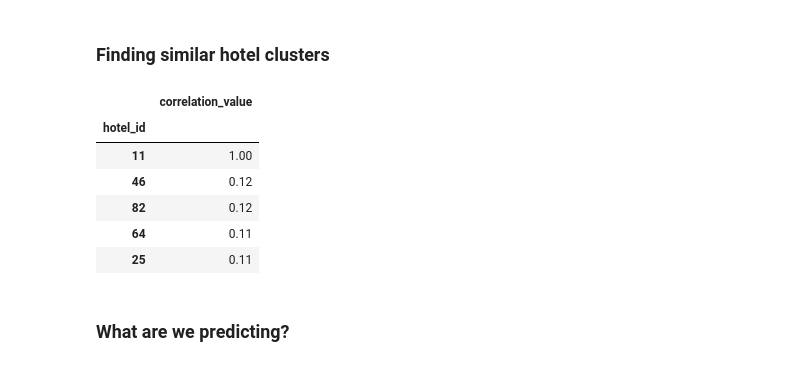
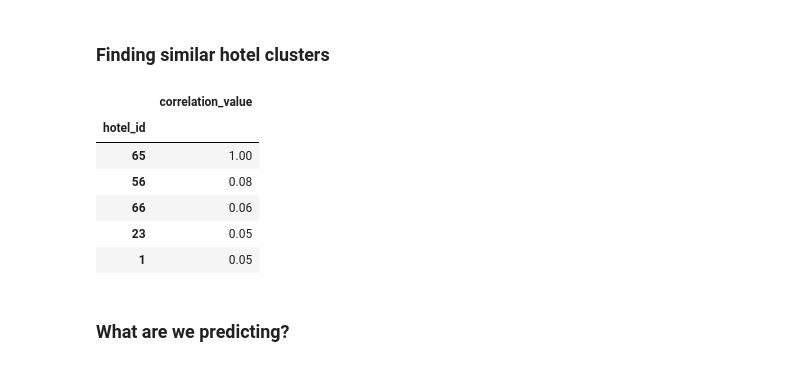
Before and after one commit to ShrutiSavardekar/ExpediaHotelRecommendation, a Jupyter notebook: expedia_hotel_recommendation.ipynb, the cells around one changed output. Drawn from its saved outputs; the diff is of its cells as text; code cells hidden in the pictures.

```diff
--- a/expedia_hotel_recommendation.ipynb
+++ b/expedia_hotel_recommendation.ipynb
@@ -340,15 +329,15 @@ def find_similar_hotel_clusters(hotel_cluster):
     corr_clusterid = corr_clusterid.round({'correlation_value': 2})
     return corr_clusterid.sort_values('correlation_value',ascending=False).head(n = 5)
 # %%
-find_similar_hotel_clusters(11)
+find_similar_hotel_clusters(65)
 # %% [output]
 |  | correlation_value |
 | hotel_id |  |
-| 11 | 1.00 |
-| 46 | 0.12 |
-| 82 | 0.12 |
-| 64 | 0.11 |
-| 25 | 0.11 |
+| 65 | 1.00 |
+| 56 | 0.08 |
+| 66 | 0.06 |
+| 23 | 0.05 |
+| 1 | 0.05 |
 # %% [markdown]
 ### What are we predicting?
 # %% [markdown]
```
Also changed, not shown: parts of 34 cells of this notebook, 1 other file.
